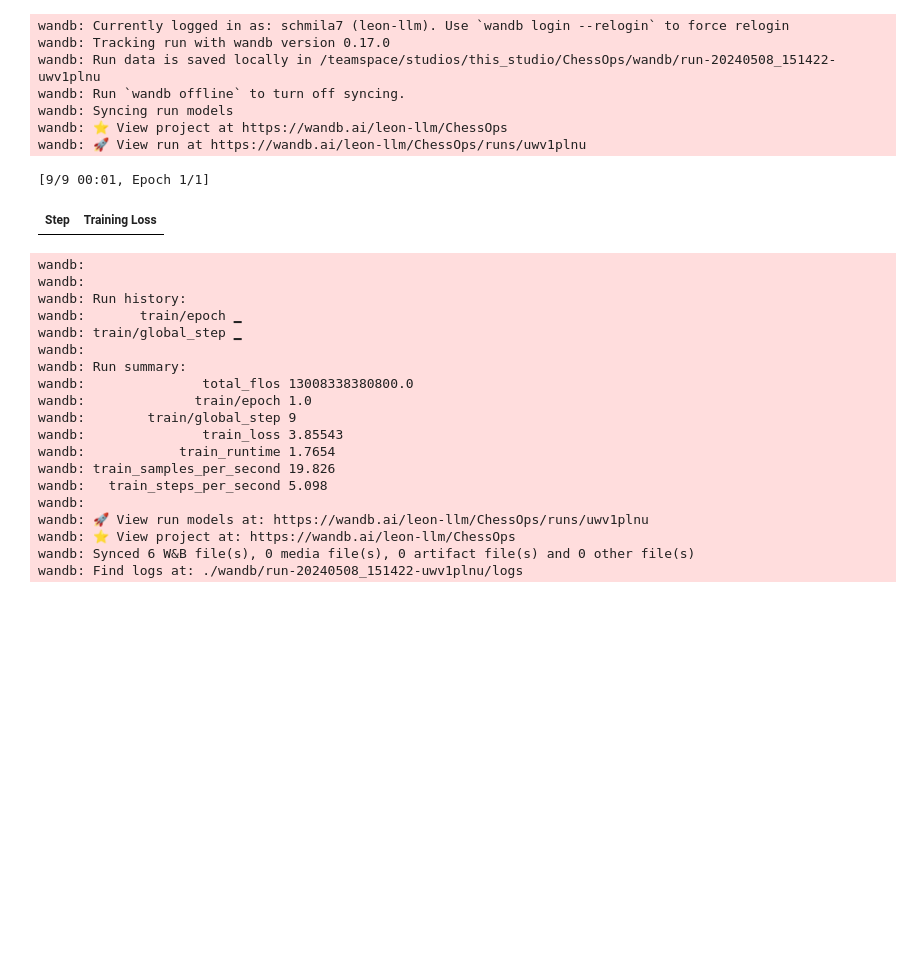
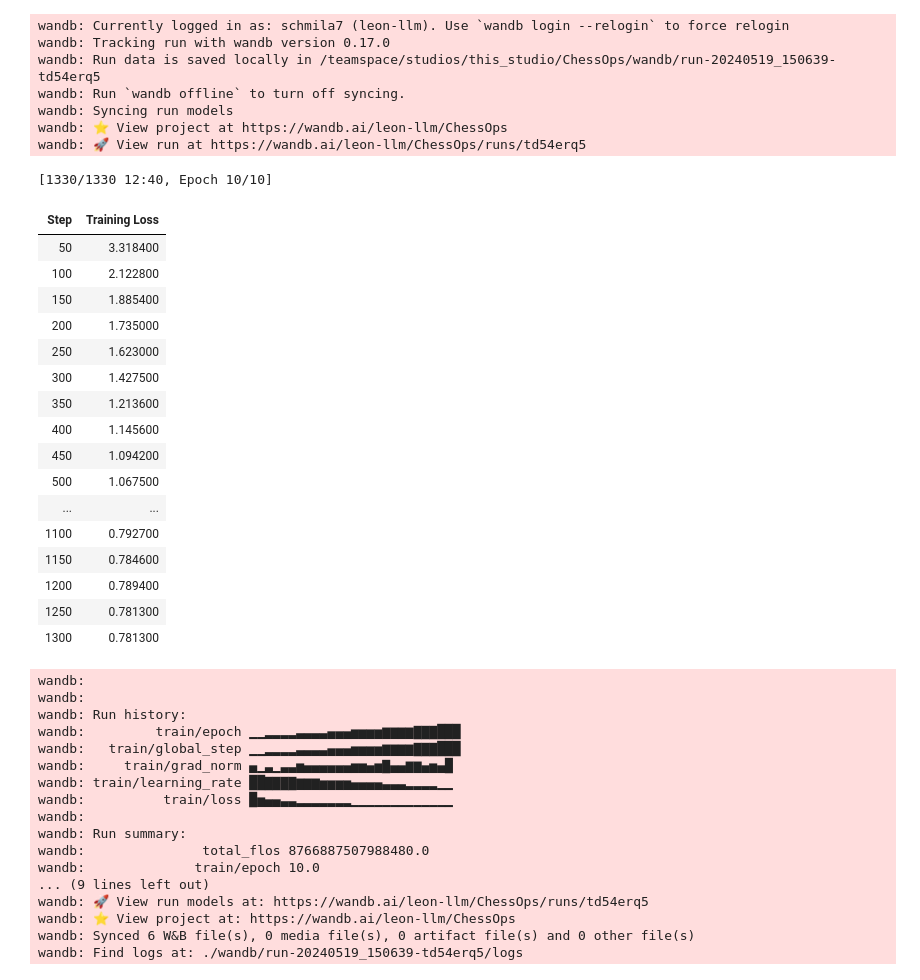
Before and after one commit to cyrilgabriele/ChessOps, a Jupyter notebook: output/finetune.ipynb, the cells around one changed output. Drawn from its saved outputs; the diff is of its cells as text; code cells hidden in the pictures; blank space fills up the shorter version.

Commit message:
successful run: finetuning kasparov on 10 epochs

```diff
--- a/output/finetune.ipynb
+++ b/output/finetune.ipynb
@@ -30,20 +30,18 @@ PEFT_BASE_MODEL = "Leon-LLM/Leon-Chess-350k-Plus"
 R = 128  # lower means faster training, but might underfit because of less complexity (experiments don't show that training time increases, which is rather weird)
 LORA_ALPHA = 32  # scaling factor that adjusts the magnitude of the combined result (balances the pretrained model’s knowledge and the new task-specific adaptation)
 LORA_DROPOUT = 0.1
-# %%
-## PATHS
-# dataset = "/Users/cyrilgabriele/Documents/School/00_Courses/03_MLOPS/04_Project/ChessOps/data/tokens/carlsen_max_768.tok"
-# dataset = "./data/tokens/carlsen_max_768.tok"
-# output_dir = f"/Users/cyrilgabriele/Documents/School/00_Courses/03_MLOPS/04_Project/ChessOps/models/"
-output_dir = "models/"
-model_name = f"{PEFT_BASE_MODEL.split('/')[1]}_LoRA_{chess_player}".replace("'", "")
+# %%
+## PATHS
+# model_name = f"{PEFT_BASE_MODEL.split('/')[1]}_LoRA_{chess_player}".replace("'", "")
+model_name = f"{PEFT_BASE_MODEL.split('/')[1]}_LoRA_{chess_player}_{EPOCHS}E_{LEARNING_RATE}LR".replace("'", "")
+output_path = "models/"
 # %%
-def create_model():
+def create_model(debug=True):
     peft_config = LoraConfig(  # https://huggingface.co/docs/peft/v0.10.0/en/package_reference/lora#peft.LoraConfig
-        task_type="CAUSAL_LM",  # This does not need to be changed for our use case
-        inference_mode=False,  # don't change this for training, only later for inference
-        r=R,
-        lora_alpha=LORA_ALPHA,
+        task_type="CAUSAL_LM", # This does not need to be changed for our use case
+        inference_mode=False, # don't change this for training, only later for inference
+        r=R,  # lower means faster training, but might underfit because of less complexity (experiments don't show that training time increases, which is rather weird)
+        lora_alpha=LORA_ALPHA,  # scaling factor that adjusts the magnitude of the combined result (balances the pretrained model’s knowledge and the new task-specific adaptation)
         lora_dropout=LORA_DROPOUT,
     )
 
@@ -51,6 +49,9 @@ def create_model():
         AutoModelForCausalLM.from_pretrained(PEFT_BASE_MODEL), peft_config
     )
 
+    if debug:
+        print(f"peft_model created: {peft_model}")
+
     return peft_model
 # %%
 def train_model(model, dataset, output_dir, debug=True):
@@ -79,10 +79,10 @@ def train_model(model, dataset, output_dir, debug=True):
 # %%
-def push_model_to_hf(model, name):
-    print(f"push_model_to_hf(model={model}, name={name})")
+def push_model_to_hf(model, name, debug=True):
+    if debug:
+        print(f"push_model_to_hf(model={model}, name={name})")
     model.push_to_hub(model_name)
-    # pass
 # %%
 model = create_model()
-train_model(model, dataset, output_dir + model_name)
+train_model(model, dataset, output_path + model_name)
 push_model_to_hf(model, model_name)
 # %% [output]
@@ -106,31 +106,45 @@ output_dir: models/Leon-Chess-350k-Plus_LoRA_fkasparov
 wandb: Currently logged in as: schmila7 (leon-llm). Use `wandb login --relogin` to force relogin
 wandb: Tracking run with wandb version 0.17.0
-wandb: Run data is saved locally in /teamspace/studios/this_studio/ChessOps/wandb/run-20240508_151422-uwv1plnu
+wandb: Run data is saved locally in /teamspace/studios/this_studio/ChessOps/wandb/run-20240519_150639-td54erq5
 wandb: Run `wandb offline` to turn off syncing.
 wandb: Syncing run models
 wandb: ⭐️ View project at https://wandb.ai/leon-llm/ChessOps
-wandb: 🚀 View run at https://wandb.ai/leon-llm/ChessOps/runs/uwv1plnu
+wandb: 🚀 View run at https://wandb.ai/leon-llm/ChessOps/runs/td54erq5
-[9/9 00:01, Epoch 1/1]
+[1330/1330 12:40, Epoch 10/10]
 | Step | Training Loss |
+| 50 | 3.318400 |
+| 100 | 2.122800 |
+| 150 | 1.885400 |
+| 200 | 1.735000 |
+| 250 | 1.623000 |
+| 300 | 1.427500 |
+| 350 | 1.213600 |
+| 400 | 1.145600 |
+| 450 | 1.094200 |
+| 500 | 1.067500 |
+| ... | ... |
+| 1100 | 0.792700 |
+| 1150 | 0.784600 |
+| 1200 | 0.789400 |
+| 1250 | 0.781300 |
+| 1300 | 0.781300 |
 wandb:
 wandb:
 wandb: Run history:
-wandb:       train/epoch ▁
-wandb: train/global_step ▁
+wandb:         train/epoch ▁▁▂▂▂▂▃▃▃▃▄▄▄▅▅▅▅▆▆▆▆▇▇▇███
+wandb:   train/global_step ▁▁▂▂▂▂▃▃▃▃▄▄▄▅▅▅▅▆▆▆▆▇▇▇███
+wandb:     train/grad_norm ▄▁▃▁▃▃▅▄▄▄▄▄▄▅▅▄▅▇▄▄▆▆▄▅▄█
+wandb: train/learning_rate ██▇▇▇▇▆▆▆▅▅▅▅▄▄▄▄▃▃▃▂▂▂▂▁▁
+wandb:          train/loss █▅▄▄▃▃▂▂▂▂▂▂▂▁▁▁▁▁▁▁▁▁▁▁▁▁
 wandb:
 wandb: Run summary:
-wandb:               total_flos 13008338380800.0
-wandb:              train/epoch 1.0
-wandb:        train/global_step 9
-wandb:               train_loss 3.85543
-wandb:            train_runtime 1.7654
-wandb: train_samples_per_second 19.826
-wandb:   train_steps_per_second 5.098
-wandb:
-wandb: 🚀 View run models at: https://wandb.ai/leon-llm/ChessOps/runs/uwv1plnu
+wandb:               total_flos 8766887507988480.0
+wandb:              train/epoch 10.0
+... (9 lines left out)
+wandb: 🚀 View run models at: https://wandb.ai/leon-llm/ChessOps/runs/td54erq5
 wandb: ⭐️ View project at: https://wandb.ai/leon-llm/ChessOps
 wandb: Synced 6 W&B file(s), 0 media file(s), 0 artifact file(s) and 0 other file(s)
-wandb: Find logs at: ./wandb/run-20240508_151422-uwv1plnu/logs
+wandb: Find logs at: ./wandb/run-20240519_150639-td54erq5/logs
 push_model_to_hf(model=PeftModelForCausalLM(
   (base_model): LoraModel(
     (model): GPT2LMHeadModel(
```
Also changed, not shown: parts of 5 cells of this notebook, 3 other files.
